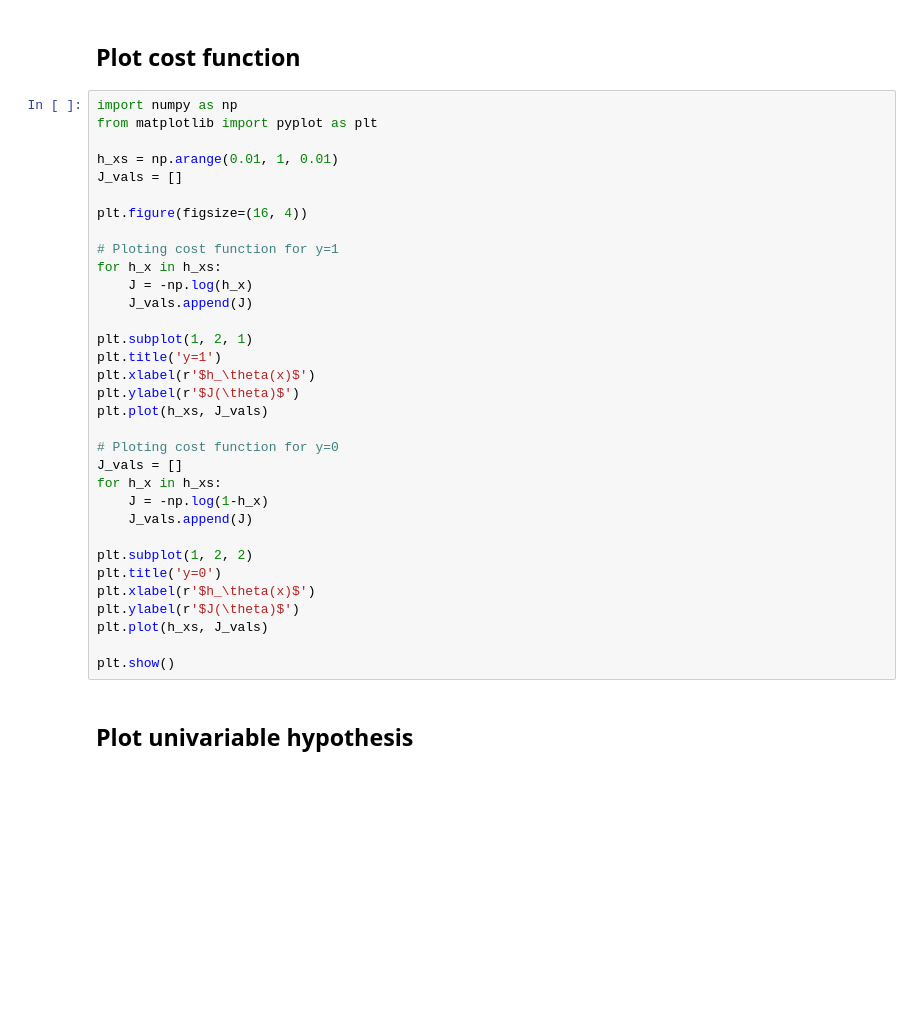
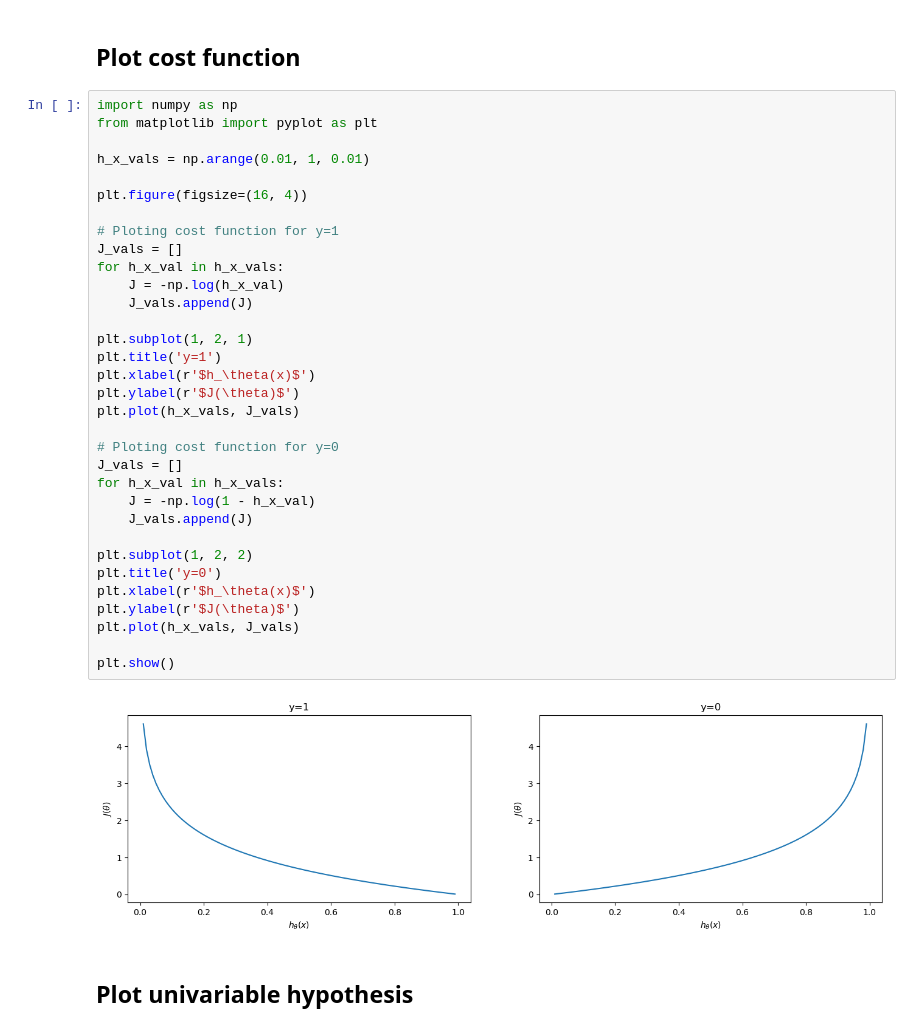
Before and after one commit to Michael-Wisniewski/machine-learning-algorithms, a Jupyter notebook: src/Logistic regression algorithms.ipynb, the cells around one changed output. Saved outputs shown, nothing was run; the diff lists cells and outputs as text; blank space fills up the shorter version.

```diff
--- a/src/Logistic regression algorithms.ipynb
+++ b/src/Logistic regression algorithms.ipynb
@@ -127,36 +136,38 @@ $g(z) < 0.5$ when $z < 0 <=> \theta^Tx < 0$
 # %%
 import numpy as np
 from matplotlib import pyplot as plt
 
-h_xs = np.arange(0.01, 1, 0.01)
-J_vals = []
+h_x_vals = np.arange(0.01, 1, 0.01)
 
 plt.figure(figsize=(16, 4))
 
 # Ploting cost function for y=1
-for h_x in h_xs:
-    J = -np.log(h_x)
+J_vals = []
+for h_x_val in h_x_vals:
+    J = -np.log(h_x_val)
     J_vals.append(J)
 
 plt.subplot(1, 2, 1)
 plt.title('y=1')
 plt.xlabel(r'$h_\theta(x)$')
 plt.ylabel(r'$J(\theta)$')
-plt.plot(h_xs, J_vals)
+plt.plot(h_x_vals, J_vals)
 
 # Ploting cost function for y=0
 J_vals = []
-for h_x in h_xs:
-    J = -np.log(1-h_x)
+for h_x_val in h_x_vals:
+    J = -np.log(1 - h_x_val)
     J_vals.append(J)
 
 plt.subplot(1, 2, 2)
 plt.title('y=0')
 plt.xlabel(r'$h_\theta(x)$')
 plt.ylabel(r'$J(\theta)$')
-plt.plot(h_xs, J_vals)
+plt.plot(h_x_vals, J_vals)
 
 plt.show()
+# %% [output]
+[figure, added]
 # %% [markdown]
 ## Plot univariable hypothesis
 # %%
```
Also changed, not shown: parts of 22 cells of this notebook, 4 other files.
